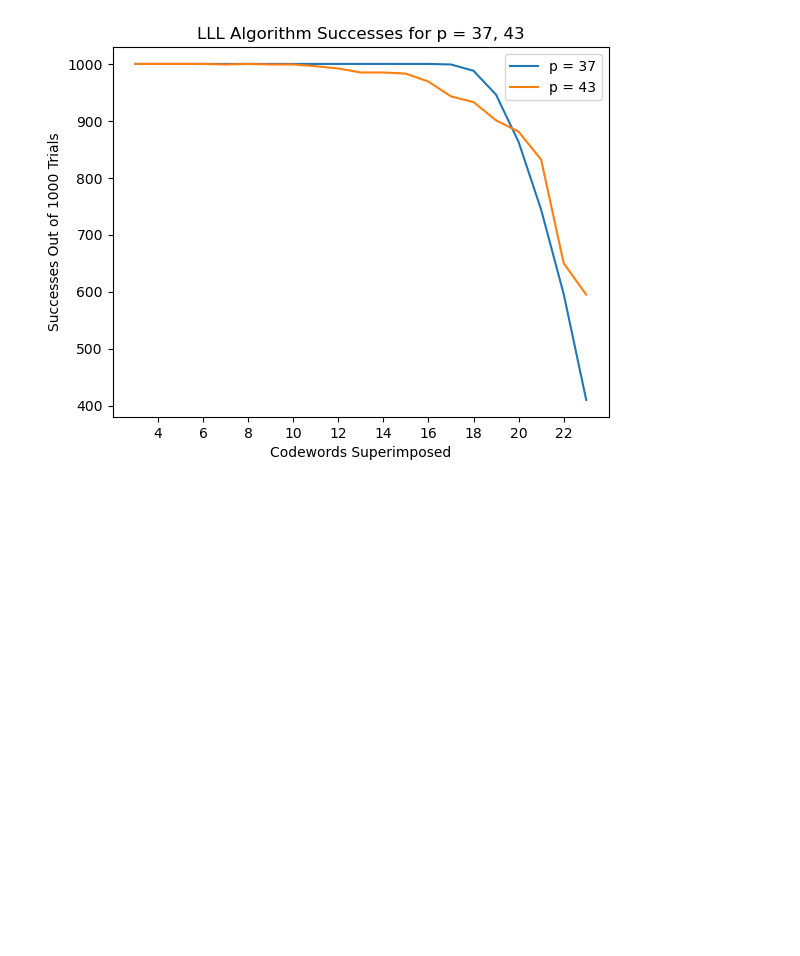
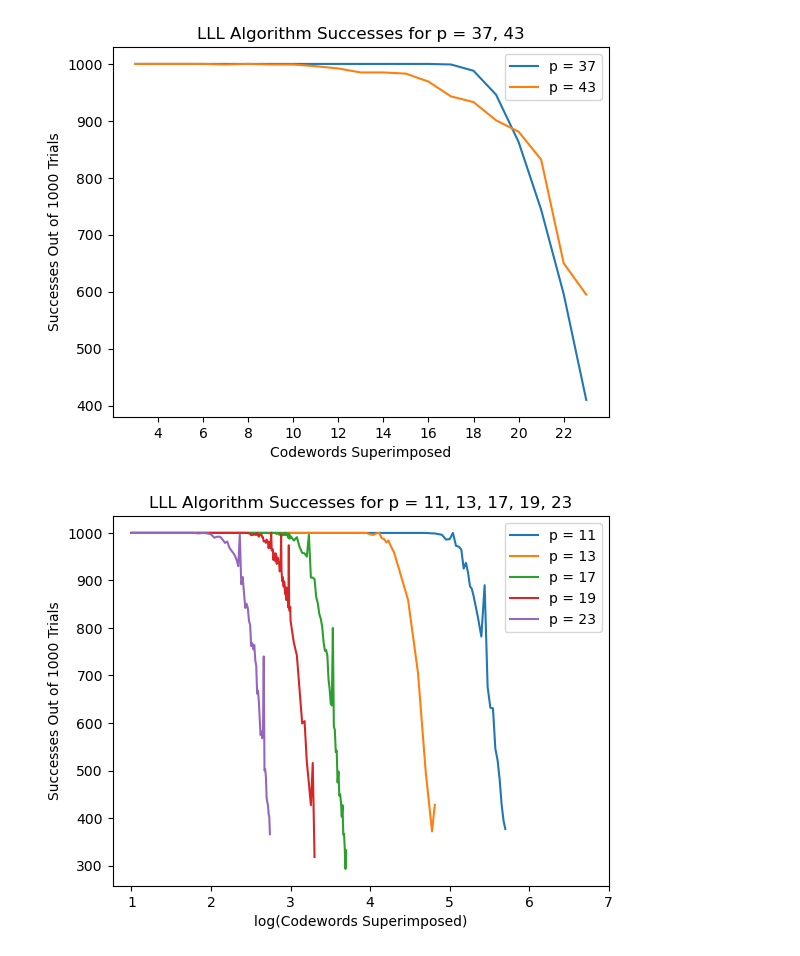
Before and after one commit to Dillybar3141/Cyclotomic-Integer-Approximation, a Jupyter notebook: lll.ipynb, the cells around one changed output. Saved outputs shown, nothing was run; the diff lists cells and outputs as text; code cells hidden in the pictures; blank space fills up the shorter version.

```diff
--- a/lll.ipynb
+++ b/lll.ipynb
@@ -196,3 +261,34 @@ plt.legend()
 plt.show()
 # %% [output]
 [figure]
+# %%
+### Plot algorithm successes for p = 11, 13, 17, 19, 23
+
+codewords11 = [10, 20, 30, 40, 50, 60, 70, 80, 90, 100, 110, 120, 130, 140, 150, 160, 170, 180, 190, 200, 210, 220, 230, 240, 250, 260, 270, 280, 290, 300, 310, 320, 330, 340, 350, 360, 370, 380, 390, 400, 410, 420, 430, 440, 450, 460, 470, 480, 490, 500, 510, 520, 530, 540, 550, 560, 570, 580, 590, 600, 610, 620, 630, 640, 650, 660, 670, 680, 690, 700, 710, 720, 730, 740, 750, 760, 770, 780, 790, 800, 810, 820, 830, 840, 850, 860, 870, 880, 890, 900, 910, 920, 930, 940, 950, 960, 970, 980, 990, 1000, 1100, 1200, 1300, 1400, 1500, 1600, 1700, 1800, 1900, 2000, 2100, 2200, 2300, 2400, 2500, 2600, 2700, 2800, 2900, 3000, 3100, 3200, 3300, 3400, 3500, 3600, 3700, 3800, 3900, 4000, 4100, 4200, 4300, 4400, 4500, 4600, 4700, 4800, 4900, 5000, 6000, 7000, 8000, 9000, 10000, 11000, 12000, 13000, 14000, 15000, 16000, 17000, 18000, 19000, 20000, 30000, 40000, 50000, 60000, 65000, 70000, 80000, 90000, 100000, 110000, 120000, 130000, 140000, 150000, 160000, 170000, 180000, 190000, 200000, 225000, 250000, 275000, 300000, 325000, 350000, 375000, 400000, 425000, 450000, 475000, 500000]
+codewords13 = [10, 20, 30, 40, 50, 60, 70, 80, 90, 100, 110, 120, 130, 140, 150, 160, 170, 180, 190, 200, 210, 220, 230, 240, 250, 260, 270, 280, 290, 300, 310, 320, 330, 340, 350, 360, 370, 380, 390, 400, 410, 420, 430, 440, 450, 460, 470, 480, 490, 500, 510, 520, 530, 540, 550, 560, 570, 580, 590, 600, 610, 620, 630, 640, 650, 660, 670, 680, 690, 700, 710, 720, 730, 740, 750, 760, 770, 780, 790, 800, 810, 820, 830, 840, 850, 860, 870, 880, 890, 900, 910, 920, 930, 940, 950, 960, 970, 980, 990, 1000, 1100, 1200, 1300, 1400, 1500, 1600, 1700, 1800, 1900, 2000, 2100, 2200, 2300, 2400, 2500, 2600, 2700, 2800, 2900, 3000, 3100, 3200, 3300, 3400, 3500, 3600, 3700, 3800, 3900, 4000, 4100, 4200, 4300, 4400, 4500, 4600, 4700, 4800, 4900, 5000, 6000, 7000, 8000, 9000, 10000, 11000, 12000, 13000, 14000, 15000, 16000, 17000, 18000, 19000, 20000, 30000, 40000, 50000, 60000, 65000]
+codewords17 = [10, 20, 30, 40, 50, 60, 70, 80, 90, 100, 110, 120, 130, 140, 150, 160, 170, 180, 190, 200, 210, 220, 230, 240, 250, 260, 270, 280, 290, 300, 310, 320, 330, 340, 350, 360, 370, 380, 390, 400, 410, 420, 430, 440, 450, 460, 470, 480, 490, 500, 510, 520, 530, 540, 550, 560, 570, 580, 590, 600, 610, 620, 630, 640, 650, 660, 670, 680, 690, 700, 710, 720, 730, 740, 750, 760, 770, 780, 790, 800, 810, 820, 830, 840, 850, 860, 870, 880, 890, 900, 910, 920, 930, 940, 950, 960, 970, 980, 990, 1000, 1100, 1200, 1300, 1400, 1500, 1600, 1700, 1800, 1900, 2000, 2100, 2200, 2300, 2400, 2500, 2600, 2700, 2800, 2900, 3000, 3100, 3200, 3300, 3400, 3500, 3600, 3700, 3800, 3900, 4000, 4100, 4200, 4300, 4400, 4500, 4600, 4700, 4800, 4900, 5000]
+codewords19 = [10, 20, 30, 40, 50, 60, 70, 80, 90, 100, 110, 120, 130, 140, 150, 160, 170, 180, 190, 200, 210, 220, 230, 240, 250, 260, 270, 280, 290, 300, 310, 320, 330, 340, 350, 360, 370, 380, 390, 400, 410, 420, 430, 440, 450, 460, 470, 480, 490, 500, 510, 520, 530, 540, 550, 560, 570, 580, 590, 600, 610, 620, 630, 640, 650, 660, 670, 680, 690, 700, 710, 720, 730, 740, 750, 760, 770, 780, 790, 800, 810, 820, 830, 840, 850, 860, 870, 880, 890, 900, 910, 920, 930, 940, 950, 960, 970, 980, 990, 1000, 1100, 1200, 1300, 1400, 1500, 1600, 1700, 1800, 1900, 2000]
+codewords23 = [10, 20, 30, 40, 50, 60, 70, 80, 90, 100, 110, 120, 130, 140, 150, 160, 170, 180, 190, 200, 210, 220, 230, 240, 250, 260, 270, 280, 290, 300, 310, 320, 330, 340, 350, 360, 370, 380, 390, 400, 410, 420, 430, 440, 450, 460, 470, 480, 490, 500, 510, 520, 530, 540, 550]
+log_cwords11 = np.log10(codewords11)
+log_cwords13 = np.log10(codewords13)
+log_cwords17 = np.log10(codewords17)
+log_cwords19 = np.log10(codewords19)
+log_cwords23 = np.log10(codewords23)
+successes11 = [1000, 1000, 1000, 1000, 1000, 1000, 1000, 1000, 1000, 1000, 1000, 1000, 1000, 1000, 1000, 1000, 1000, 1000, 1000, 1000, 1000, 1000, 1000, 1000, 1000, 1000, 1000, 1000, 1000, 1000, 1000, 1000, 1000, 1000, 1000, 1000, 1000, 1000, 1000, 1000, 1000, 1000, 1000, 1000, 1000, 1000, 1000, 1000, 1000, 1000, 1000, 1000, 1000, 1000, 1000, 1000, 1000, 1000, 1000, 1000, 1000, 1000, 1000, 1000, 1000, 1000, 1000, 1000, 1000, 1000, 1000, 1000, 1000, 1000, 1000, 1000, 1000, 1000, 1000, 1000, 1000, 1000, 1000, 1000, 1000, 1000, 1000, 1000, 1000, 1000, 1000, 1000, 1000, 1000, 1000, 1000, 1000, 1000, 1000, 1000, 1000, 1000, 1000, 1000, 1000, 1000, 1000, 1000, 1000, 1000, 1000, 1000, 1000, 1000, 1000, 1000, 1000, 1000, 1000, 1000, 1000, 1000, 1000, 1000, 1000, 1000, 1000, 1000, 1000, 1000, 1000, 1000, 1000, 1000, 1000, 1000, 1000, 1000, 1000, 1000, 1000, 1000, 1000, 1000, 1000, 1000, 1000, 1000, 1000, 1000, 1000, 1000, 1000, 1000, 1000, 1000, 1000, 1000, 999, 999, 998, 996, 986, 987, 1000, 973, 971, 965, 925, 937, 917, 888, 882, 867, 825, 782, 890, 676, 632, 631, 546, 522, 481, 428, 395, 377]
+successes13 = [1000, 1000, 1000, 1000, 1000, 1000, 1000, 1000, 1000, 1000, 1000, 1000, 1000, 1000, 1000, 1000, 1000, 1000, 1000, 1000, 1000, 1000, 1000, 1000, 1000, 1000, 1000, 1000, 1000, 1000, 1000, 1000, 1000, 1000, 1000, 1000, 1000, 1000, 1000, 1000, 1000, 1000, 1000, 1000, 1000, 1000, 1000, 1000, 1000, 1000, 1000, 1000, 1000, 1000, 1000, 1000, 1000, 1000, 1000, 1000, 1000, 1000, 1000, 1000, 1000, 1000, 1000, 1000, 1000, 1000, 1000, 1000, 1000, 1000, 1000, 1000, 1000, 1000, 1000, 1000, 1000, 1000, 1000, 1000, 1000, 1000, 1000, 1000, 1000, 1000, 1000, 1000, 1000, 1000, 1000, 1000, 1000, 1000, 1000, 1000, 1000, 1000, 1000, 1000, 1000, 1000, 1000, 1000, 1000, 1000, 1000, 1000, 1000, 1000, 1000, 1000, 1000, 1000, 1000, 1000, 1000, 1000, 1000, 1000, 1000, 1000, 1000, 1000, 1000, 1000, 1000, 1000, 1000, 1000, 1000, 1000, 1000, 1000, 1000, 1000, 1000, 1000, 1000, 1000, 997, 996, 999, 1000, 989, 987, 980, 984, 974, 966, 959, 859, 705, 497, 372, 428]
+successes17 = [1000, 1000, 1000, 1000, 1000, 1000, 1000, 1000, 1000, 1000, 1000, 1000, 1000, 1000, 1000, 1000, 1000, 1000, 1000, 1000, 1000, 1000, 1000, 1000, 1000, 1000, 1000, 1000, 1000, 1000, 1000, 1000, 1000, 1000, 1000, 1000, 1000, 1000, 1000, 1000, 1000, 1000, 1000, 1000, 1000, 1000, 1000, 1000, 1000, 1000, 1000, 1000, 1000, 999, 1000, 1000, 1000, 1000, 1000, 1000, 1000, 1000, 1000, 1000, 1000, 998, 998, 1000, 1000, 999, 999, 996, 1000, 999, 999, 999, 999, 997, 995, 999, 999, 998, 996, 997, 1000, 996, 999, 998, 996, 999, 997, 993, 990, 997, 999, 996, 988, 995, 990, 993, 984, 991, 970, 958, 957, 950, 996, 906, 906, 903, 865, 852, 829, 819, 802, 770, 752, 754, 742, 692, 671, 641, 637, 800, 592, 586, 539, 542, 475, 498, 447, 450, 434, 403, 427, 365, 367, 336, 293, 332]
+successes19 = [1000, 1000, 1000, 1000, 1000, 1000, 1000, 1000, 1000, 1000, 1000, 1000, 1000, 1000, 1000, 1000, 1000, 1000, 1000, 1000, 1000, 1000, 1000, 1000, 1000, 1000, 1000, 1000, 1000, 999, 998, 995, 997, 996, 998, 996, 996, 1000, 995, 992, 996, 996, 997, 991, 991, 982, 983, 983, 979, 986, 981, 982, 968, 981, 972, 968, 1000, 963, 963, 965, 943, 957, 951, 941, 957, 953, 935, 945, 948, 945, 937, 934, 919, 923, 925, 997, 921, 904, 898, 907, 891, 887, 898, 894, 877, 871, 885, 859, 885, 880, 864, 861, 856, 843, 974, 842, 836, 837, 844, 815, 769, 742, 668, 599, 604, 518, 473, 427, 516, 318]
+successes23 = [1000, 1000, 1000, 1000, 1000, 1000, 999, 1000, 999, 997, 990, 992, 992, 986, 979, 982, 969, 963, 958, 952, 943, 930, 997, 892, 907, 873, 842, 851, 842, 815, 807, 762, 768, 755, 764, 732, 721, 662, 668, 643, 606, 575, 582, 568, 578, 740, 500, 503, 486, 443, 433, 427, 409, 402, 366]
+plt.plot(log_cwords11, successes11, label='p = 11')
+plt.plot(log_cwords13, successes13, label='p = 13')
+plt.plot(log_cwords17, successes17, label='p = 17')
+plt.plot(log_cwords19, successes19, label='p = 19')
+plt.plot(log_cwords23, successes23, label='p = 23')
+plt.title("LLL Algorithm Successes for p = 11, 13, 17, 19, 23")
+plt.xlabel("log(Codewords Superimposed)")
+plt.xticks([1, 2, 3, 4, 5, 6, 7])
+plt.ylabel("Successes Out of 1000 Trials")
+plt.legend()
+plt.show()
+# %% [output]
+[figure, added]
```
Also changed, not shown: parts of 5 cells of this notebook.
